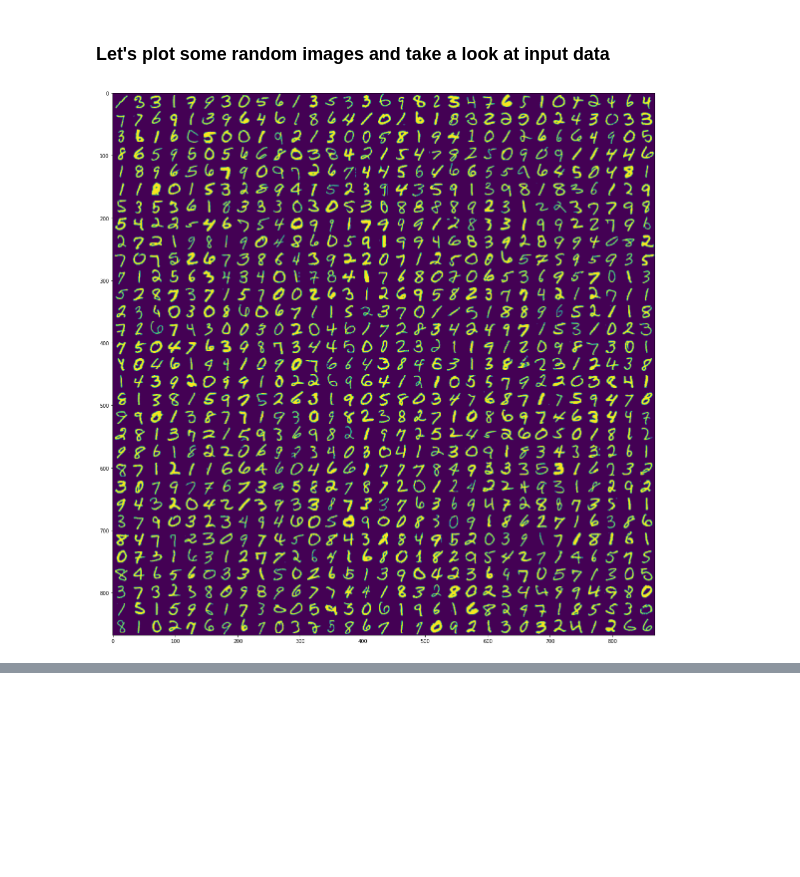
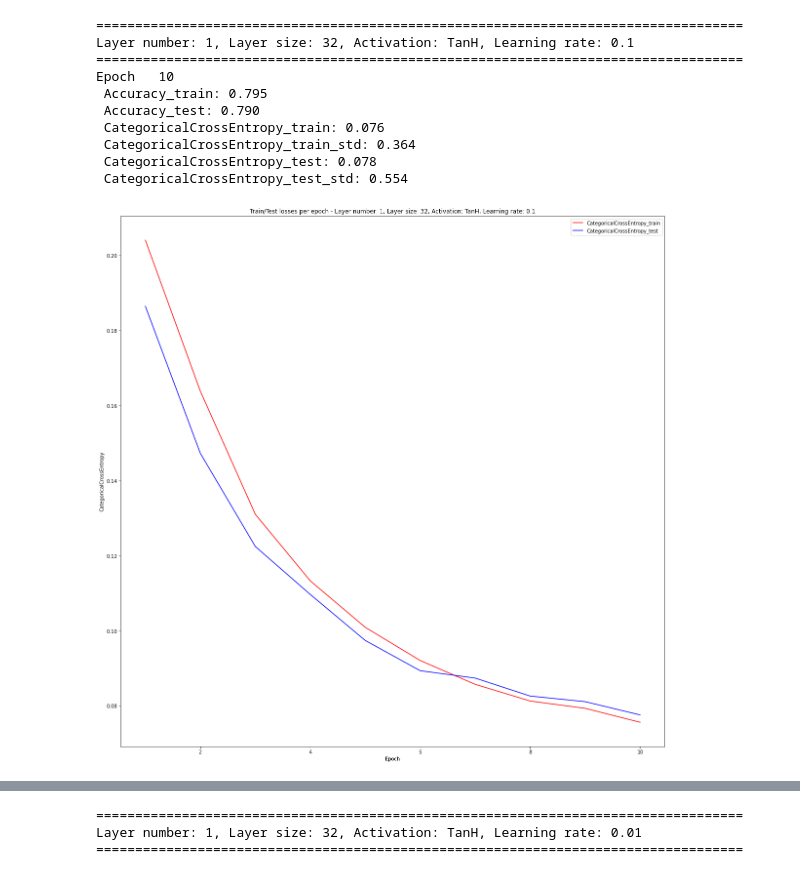
Before and after one commit to antoniszczepanik/toygrad, a Jupyter notebook: mnist.ipynb, the cells around one changed output, grey strips where cells are left out. Cells and saved outputs as stored; diff of their text form; code cells hidden in the pictures; blank space fills up the shorter version.

```diff
--- a/mnist.ipynb
+++ b/mnist.ipynb
@@ -33,6 +33,7 @@ def plot_images(X):
     plt.show()
 
 X, Y = read_mnist(TRAINING_DATASET)
+X = (X-np.mean(X))/np.std(X)
 
 train_size = int(len(X)*0.8)
 
@@ -40,19 +41,18 @@ X_train, Y_train = X[:train_size], Y[:train_size]
 X_test, Y_test = X[train_size:], Y[train_size:]
 # %%
 layers = [
-    Layer(in_size=28*28, out_size=256, activ_function=ReLU),
-    Layer(in_size=256, out_size=10, activ_function=ReLU),
-    Layer(in_size=10, out_size=10, activ_function=SoftMax),
+    Layer(in_size=28*28, out_size=64, activ_function=TanH),
+    Layer(in_size=64, out_size=10, activ_function=SoftMax),
 ]
 m = MLP(
     layers=layers,
     loss=CategoricalCrossEntropy,
     metrics=[Accuracy],
     bias=True,
-    batch_size=8,
+    batch_size=4,
     epochs=10,
-    momentum=0.1,
-    learning_rate=0.0001,
+    momentum=0,
+    learning_rate=0.1,
     verbosity=2,
 )
 # %%
@@ -65,6 +85,45 @@ Epoch    1 - train loss  1.269 (std:  4.21) - test loss  1.222 (std:  3.92)
-# %% [markdown]
-### Let's plot some random images and take a look at input data
-# %%
-plot_images(X[:1000])
-# %% [output]
-[figure, removed]
+# %%
+activations = [TanH, Sigmoid, ReLU]
+layer_sizes = [32, 64, 128]
+layer_numbers = [1, 2, 3]
+learning_rates = [0.1, 0.01, 0.001]
+# %%
+for activation in activations:
+    for size in layer_sizes:
+        for layer_num in layer_numbers:
+            for lr in learning_rates:
+                print("===================================================================================")
+                header = f"Layer number: {layer_num}, Layer size: {size}, Activation: {str(activation())}, Learning rate: {lr}"
+                print(header)
+                print("===================================================================================")
+                layers = [
+                    Layer(in_size=28*28, out_size=size, activ_function=activation),
+                    *[Layer(in_size=size, out_size=size, activ_function=activation) for _ in range(layer_num-1)],
+                    Layer(in_size=size, out_size=10, activ_function=SoftMax),
+                ]
+                m = MLP(
+                    layers=layers,
+                    loss=CategoricalCrossEntropy,
+                    metrics=[Accuracy],
+                    bias=True,
+                    batch_size=4,
+                    epochs=10,
+                    momentum=0,
+                    learning_rate=lr,
+                    verbosity=1,
+                )
+                stats = m.train(X_train, Y_train, X_test, Y_test)
+                plot_metric(m.loss, stats, title=f"Train/Test losses per epoch - {header}")
+                plot_metric(Accuracy(), stats, title=f"Train/Test accuracy per epoch - {header}")
+# %% [output]
+===================================================================================
+Layer number: 1, Layer size: 32, Activation: TanH, Learning rate: 0.1
+===================================================================================
+Epoch   10
+ Accuracy_train: 0.795
+ Accuracy_test: 0.790
+ CategoricalCrossEntropy_train: 0.076
+ CategoricalCrossEntropy_train_std: 0.364
+ CategoricalCrossEntropy_test: 0.078
+ CategoricalCrossEntropy_test_std: 0.554
+[figure, added]
@@ -70,0 +131,3 @@ plot_images(X[:1000])
+===================================================================================
+Layer number: 1, Layer size: 32, Activation: TanH, Learning rate: 0.01
+===================================================================================
```
Also changed, not shown: parts of 2 cells of this notebook, 1 other file.
